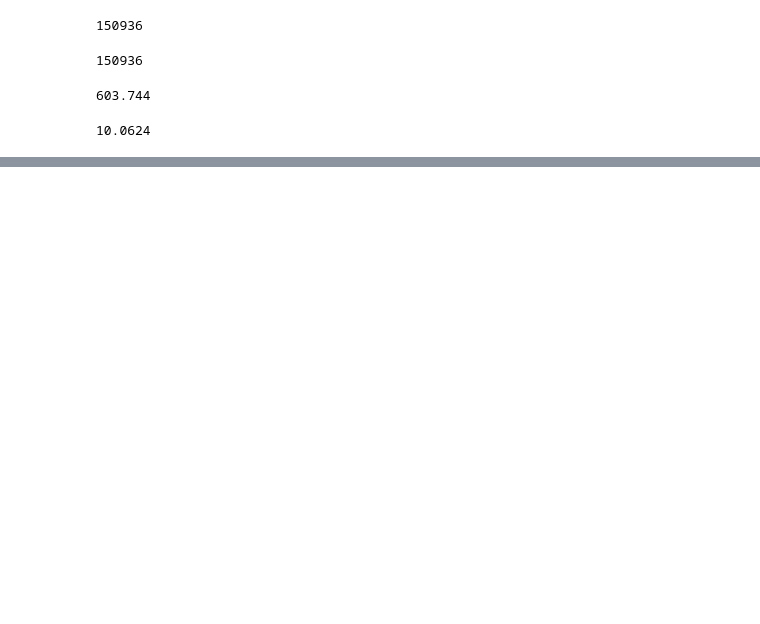
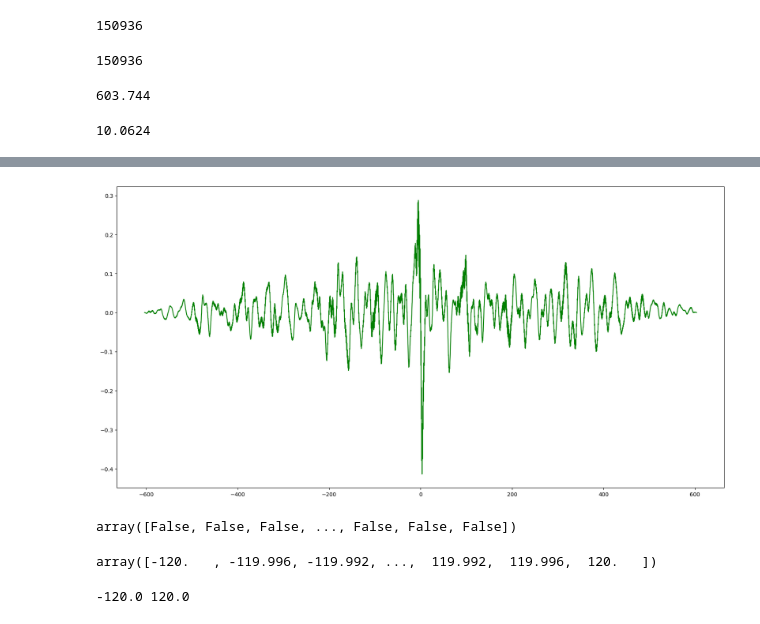
Before and after one commit to Mardvey-UMA/ssu_ml, a Jupyter notebook: task_03_heart/main.ipynb, the cells around one changed output, grey strips where cells are left out. Cells and saved outputs as stored; diff of their text form; code cells hidden in the pictures; blank space fills up the shorter version.

```diff
--- a/task_03_heart/main.ipynb
+++ b/task_03_heart/main.ipynb
@@ -34,0 +69,11 @@ print(603.744 / 60)
+# %%
+first_value_std = np.std(first_values)
+second_values_std = np.std(second_values)
+# %%
+corr_norm = corr / (first_value_std * second_values_std * len(first_values))
+# %%
+plt.figure(figsize=(20, 10))
+plt.plot(x, corr_norm, color = 'green')
+plt.show()
+# %% [output]
+[figure, added]
@@ -34,0 +82,4 @@ print(603.744 / 60)
+# %%
+two_min
+# %% [output]
+array([False, False, False, ..., False, False, False])
@@ -34,0 +88,8 @@ print(603.744 / 60)
+# %%
+offsets
+# %% [output]
+array([-120.   , -119.996, -119.992, ...,  119.992,  119.996,  120.   ])
+# %%
+print(np.min(offsets), np.max(offsets)) # проверка
+# %% [output]
+-120.0 120.0
```
Also changed, not shown: parts of 25 cells of this notebook, 2 other files.
